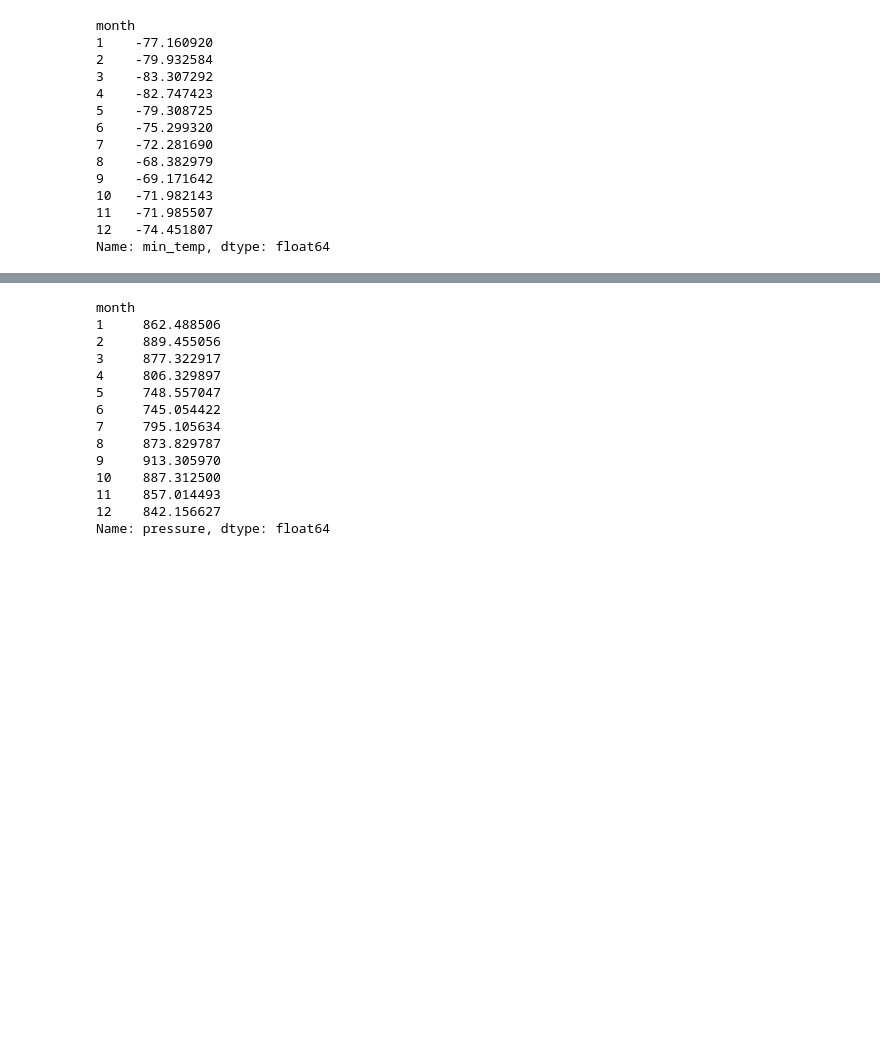
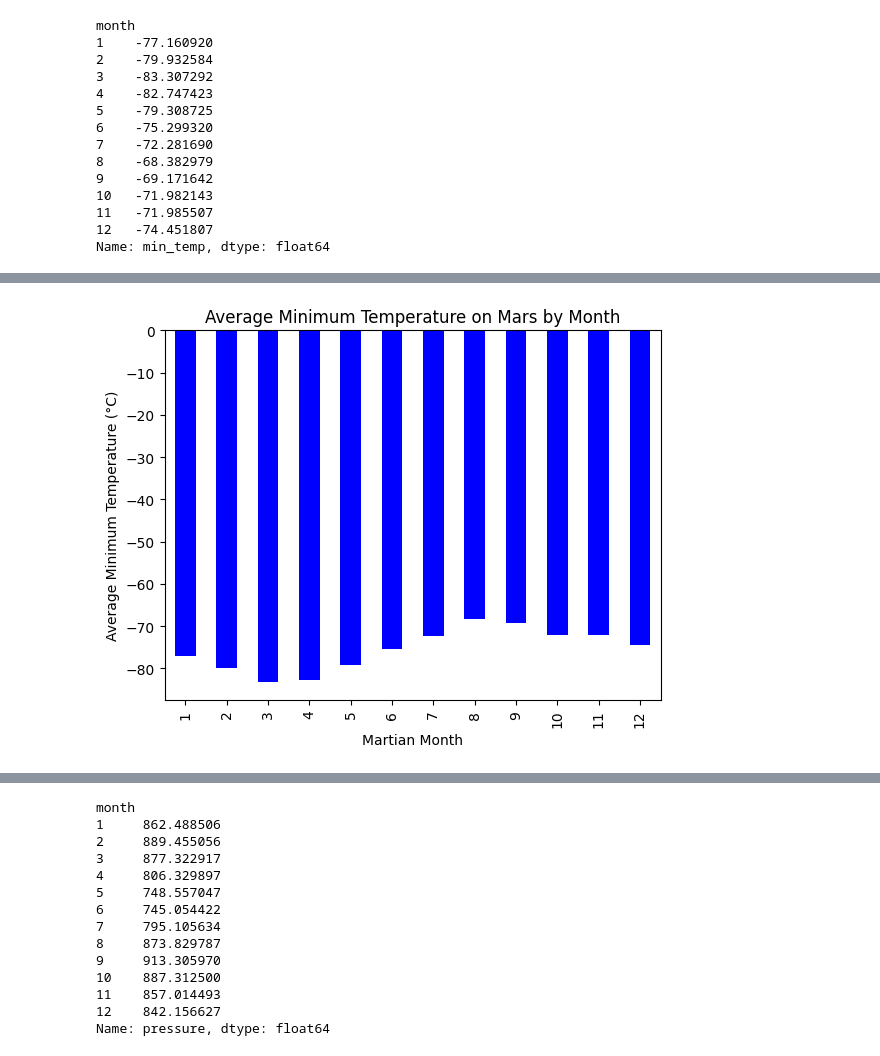
Before and after one commit to SRF-DS/mars-splinter-soup, a Jupyter notebook: part_2_mars_weather.ipynb, the cells around one changed output, grey strips where cells are left out. Saved outputs shown, nothing was run; the diff lists cells and outputs as text; code cells hidden in the pictures; blank space fills up the shorter version.

```diff
--- a/part_2_mars_weather.ipynb
+++ b/part_2_mars_weather.ipynb
@@ -166,0 +166,11 @@ Name: min_temp, dtype: float64
+# %%
+# Plot the average minimum temperature by month
+
+avg_temp_by_month = df.groupby('month')['min_temp'].mean()
+avg_temp_by_month.plot(kind='bar', color='blue')
+plt.title('Average Minimum Temperature on Mars by Month')
+plt.xlabel('Martian Month')
+plt.ylabel('Average Minimum Temperature (°C)')
+plt.show()
+# %% [output]
+[figure, added]
```
Also changed, not shown: parts of 18 cells of this notebook.
